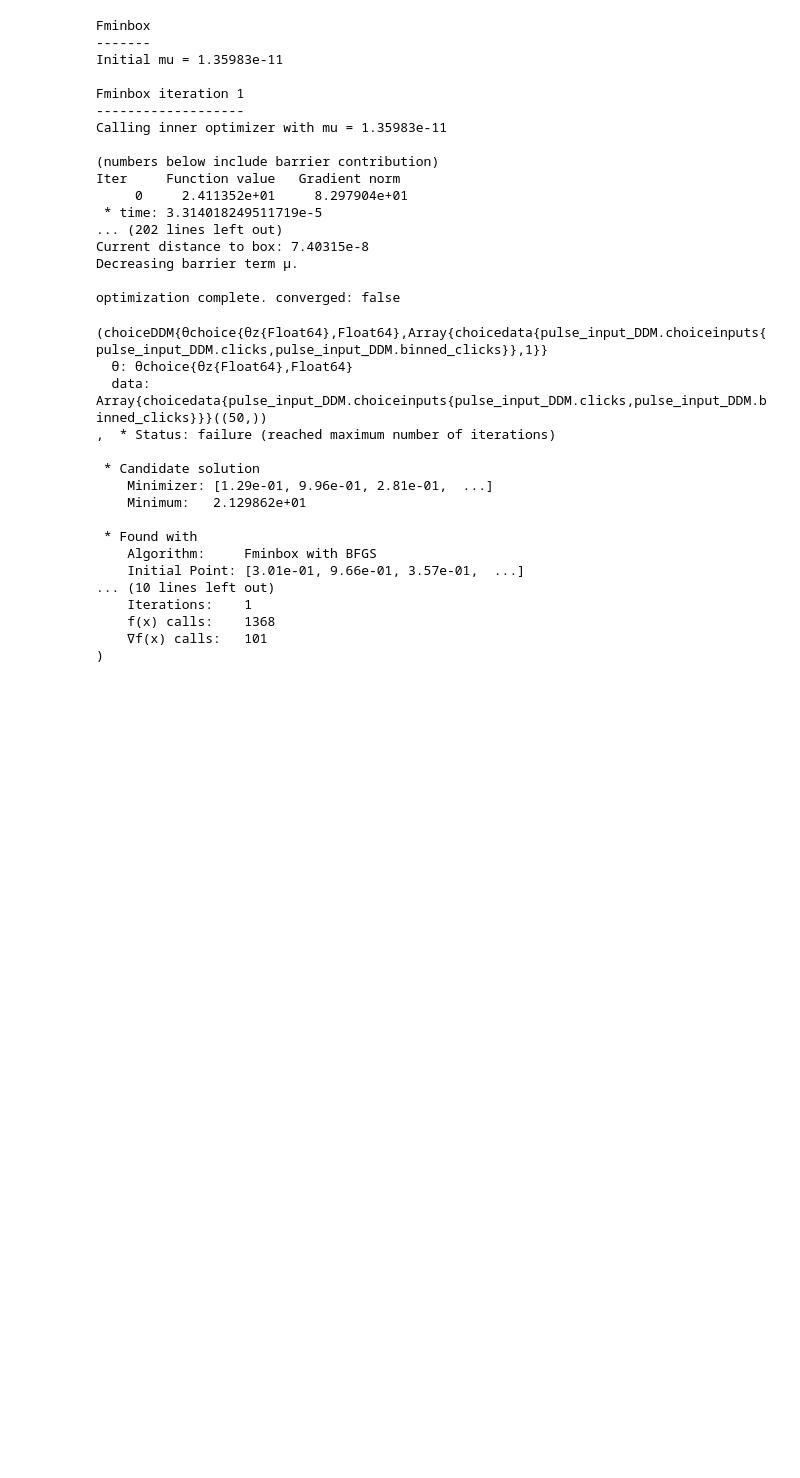
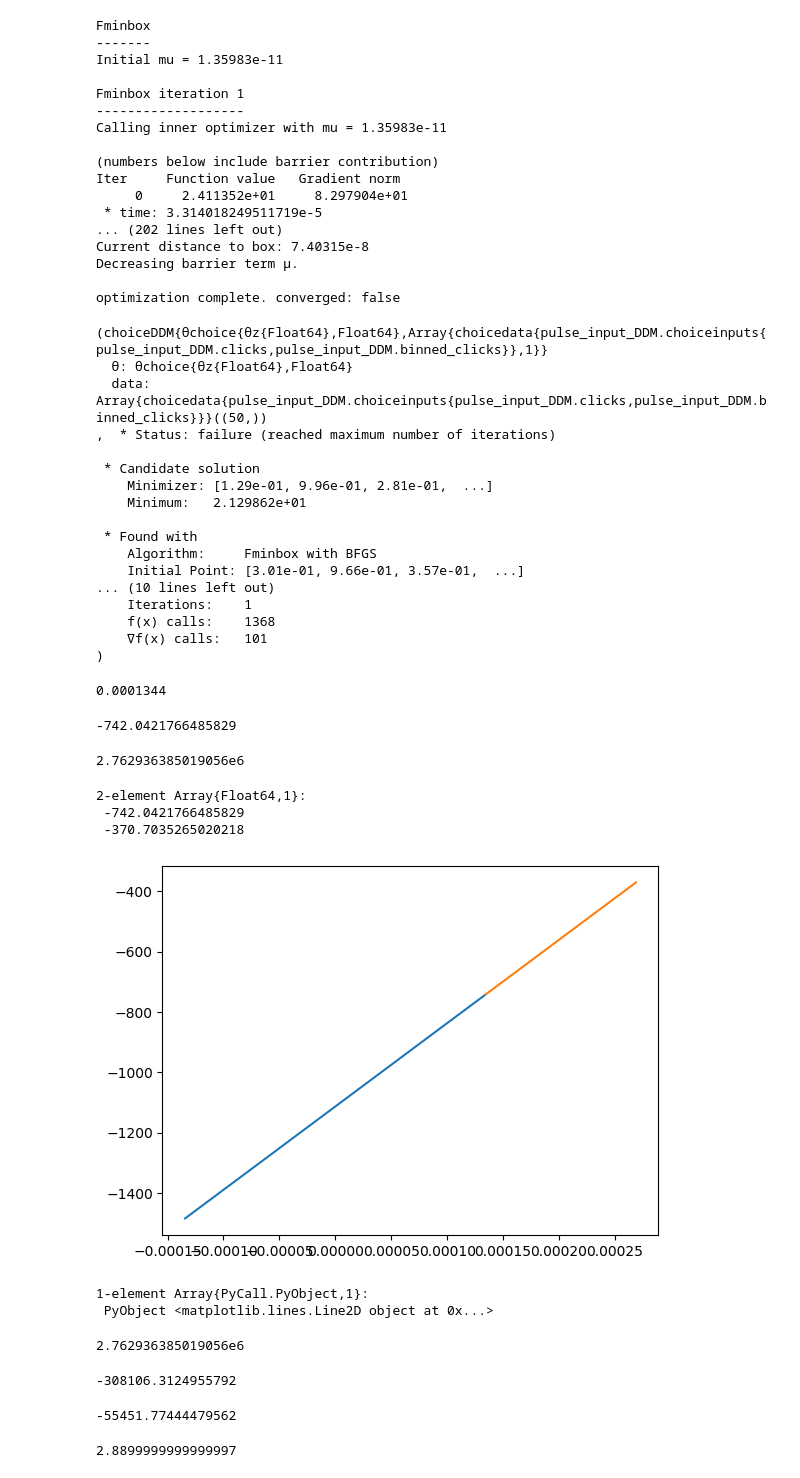
Before and after one commit to Brody-Lab/PulseInputDDM.jl, a Jupyter notebook: examples/choice_mode_synthetic_data.ipynb, the cells around one changed output. Drawn from its saved outputs; the diff is of its cells as text; code cells hidden in the pictures; blank space fills up the shorter version.

```diff
--- a/examples/choice_mode_synthetic_data.ipynb
+++ b/examples/choice_mode_synthetic_data.ipynb
@@ -243,0 +247,54 @@ correct = map(ΔLR->sign(ΔLR),ΔLR)
+# %%
+reg = InverseGamma(0.001, 0.1)
+ep = 0.0001344
+# %% [output]
+0.0001344
+# %%
+c = log(pdf.(reg, ep))
+# %% [output]
+-742.0421766485829
+# %%
+m = -(log(pdf.(reg, ep)) - log(pdf.(reg,2*ep)))/ep
+# %% [output]
+2.762936385019056e6
+# %%
+x = collect(-ep:ep:ep)
+χ = collect(ep:ep:2*ep)
+
+y = m.*(x .- ep) .+ c
+z = log.(pdf.(reg,χ))
+# %% [output]
+2-element Array{Float64,1}:
+ -742.0421766485829
+ -370.7035265020218
+# %%
+plot(x,y)
+plot(χ,z)
+# %% [output]
+[figure, added]
+1-element Array{PyCall.PyObject,1}:
+ PyObject <matplotlib.lines.Line2D object at 0x...>
+# %%
+ibias = 1
+eta = 1
+beta = 0.1
+reg = InverseGamma(0.001, 0.1);
+
+    ep = 0.0001344
+    dum = 1. - ibias - (eta*beta/(1. - beta))
+dum_slope = -(log(pdf.(reg, ep)) - log(pdf.(reg,2*ep)))/ep
+# %% [output]
+2.762936385019056e6
+# %%
+dum_intercept = log(pdf.(reg, ep))
+(dum_slope*(dum-ep) + dum_intercept)
+# %% [output]
+-308106.3124955792
+# %%
+80000*log(0.5)
+# %% [output]
+-55451.77444479562
+# %%
+1.7*1.7
+# %% [output]
+2.8899999999999997
```
Also changed, not shown: parts of 1 cell of this notebook, 5 other files.
